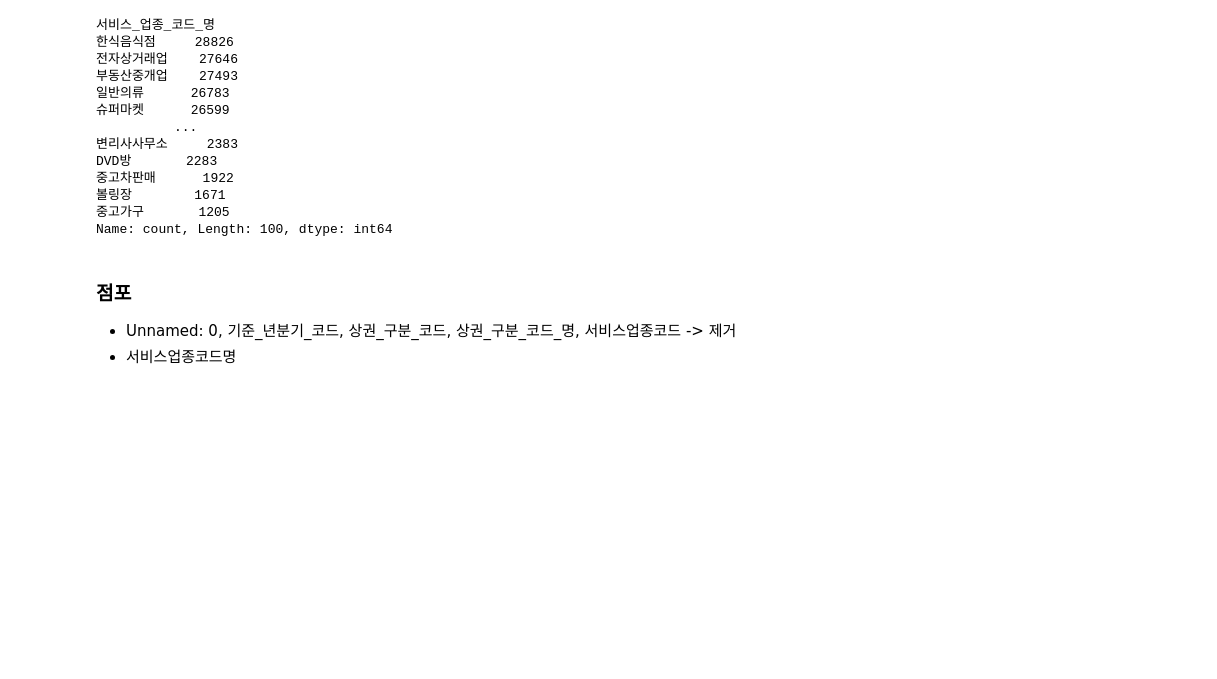
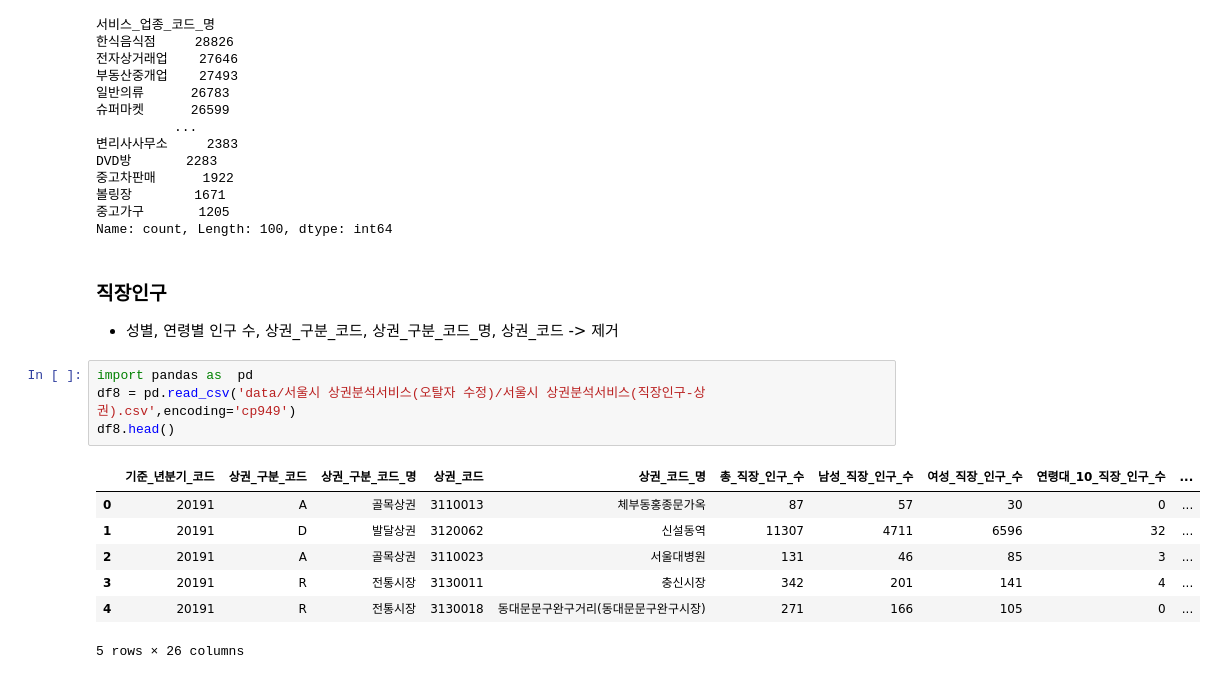
Before and after one commit to databeom/final-project, a Jupyter notebook: 데이터 탐색.ipynb, the cells around one changed output. Drawn from its saved outputs; the diff is of its cells as text; blank space fills up the shorter version.

```diff
--- a/데이터 탐색.ipynb
+++ b/데이터 탐색.ipynb
@@ -134,7 +138,18 @@ DVD방       2283
 볼링장        1671
 중고가구       1205
 Name: count, Length: 100, dtype: int64
-# %% [markdown]
-### 점포
-- Unnamed: 0, 기준_년분기_코드, 상권_구분_코드, 상권_구분_코드_명, 서비스업종코드 -> 제거
-- 서비스업종코드명
+# %% [markdown]
+### 직장인구
+- 성별, 연령별 인구 수, 상권_구분_코드, 상권_구분_코드_명, 상권_코드 -> 제거
+# %%
+import pandas as  pd
+df8 = pd.read_csv('data/서울시 상권분석서비스(오탈자 수정)/서울시 상권분석서비스(직장인구-상권).csv',encoding='cp949')
+df8.head()
+# %% [output]
+|  | 기준_년분기_코드 | 상권_구분_코드 | 상권_구분_코드_명 | 상권_코드 | 상권_코드_명 | 총_직장_인구_수 | 남성_직장_인구_수 | 여성_직장_인구_수 | 연령대_10_직장_인구_수 | ... |
+| 0 | 20191 | A | 골목상권 | 3110013 | 체부동홍종문가옥 | 87 | 57 | 30 | 0 | ... |
+| 1 | 20191 | D | 발달상권 | 3120062 | 신설동역 | 11307 | 4711 | 6596 | 32 | ... |
+| 2 | 20191 | A | 골목상권 | 3110023 | 서울대병원 | 131 | 46 | 85 | 3 | ... |
+| 3 | 20191 | R | 전통시장 | 3130011 | 충신시장 | 342 | 201 | 141 | 4 | ... |
+| 4 | 20191 | R | 전통시장 | 3130018 | 동대문문구완구거리(동대문문구완구시장) | 271 | 166 | 105 | 0 | ... |
+5 rows × 26 columns
```
Also changed, not shown: parts of 23 cells of this notebook.
